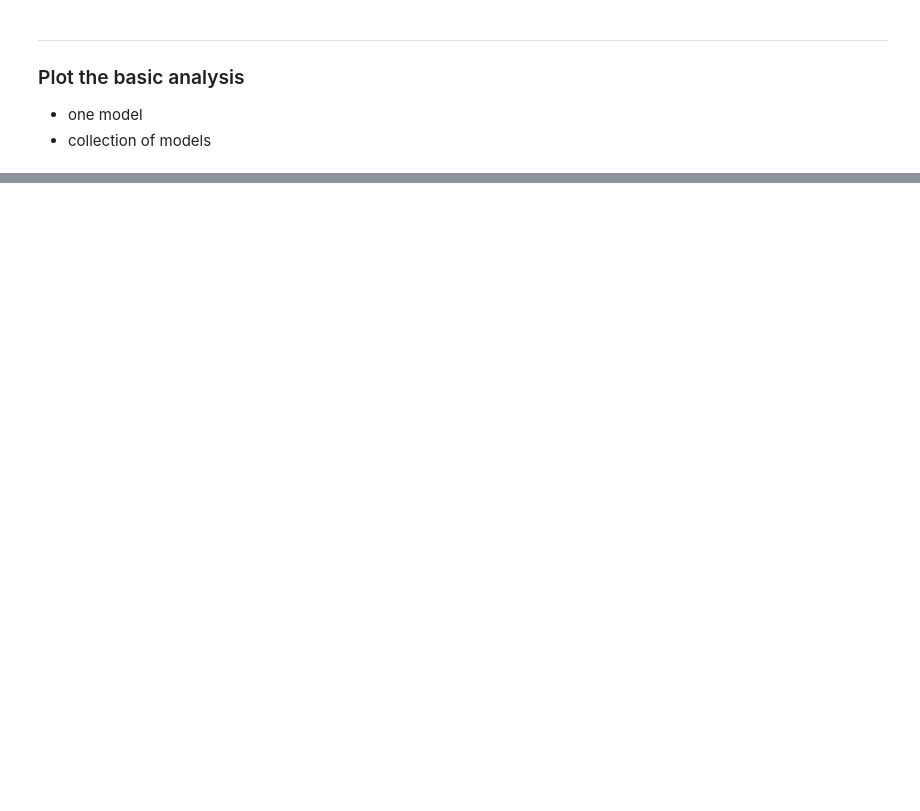
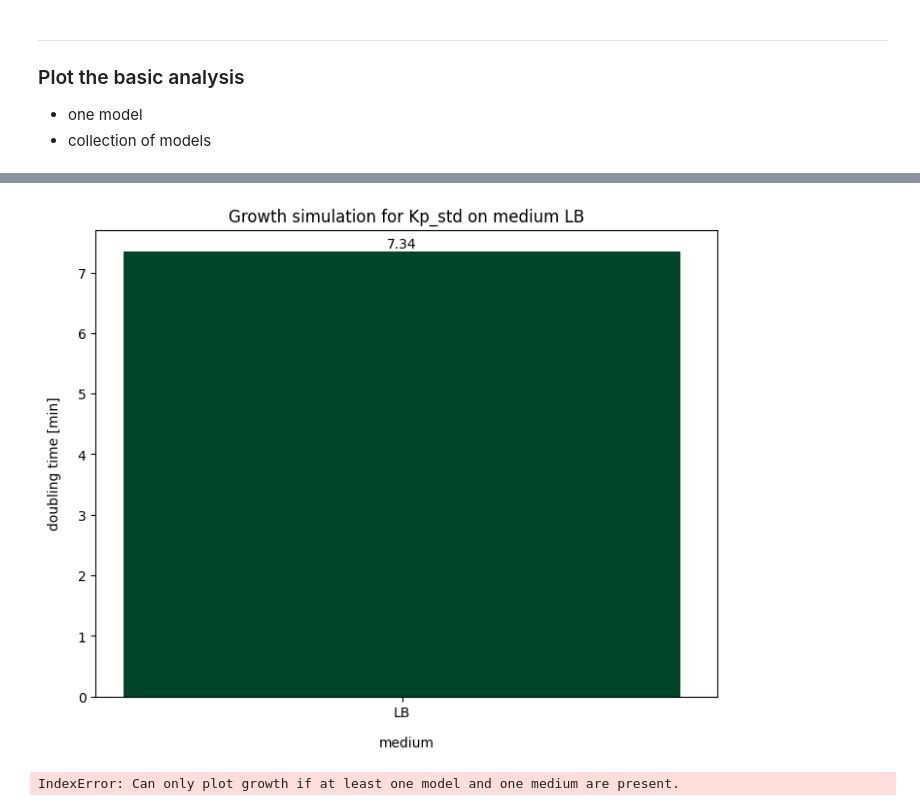
Before and after one commit to draeger-lab/refinegems, a Jupyter notebook: dev/CB_under_construction.ipynb, the cells around one changed output, grey strips where cells are left out. Drawn from its saved outputs; the diff is of its cells as text; code cells hidden in the pictures; blank space fills up the shorter version.

Commit message:
Small update growth.py #79

```diff
--- a/dev/CB_under_construction.ipynb
+++ b/dev/CB_under_construction.ipynb
@@ -49,0 +97,13 @@ rep = ModelInfoReport(test_model)
+# %%
+from refinegems.utility.io import load_model
+from refinegems.analysis.growth import growth_analysis
+from refinegems.classes.medium import load_medium_from_db
+
+
+test_model_path = '/Users/brune/Documents/11_Test_Data/test_SPECIMEN/thesis/Kp_std/03_refinement/step4-smoothing/Kp_std_smooth.xml'
+test_model = load_model(test_model_path,'cobra')
+
+m = load_medium_from_db('LB')
+l = load_medium_from_db('SNM3')
+test = growth_analysis(test_model,[m], retrieve='plot')
+# %% [output]
@@ -49,0 +112,5 @@ rep = ModelInfoReport(test_model)
+[figure, added]
+# %%
+test.plot_growth()
+# %% [output]
+IndexError: Can only plot growth if at least one model and one medium are present.
```
Also changed, not shown: parts of 4 cells of this notebook, 2 other files.
